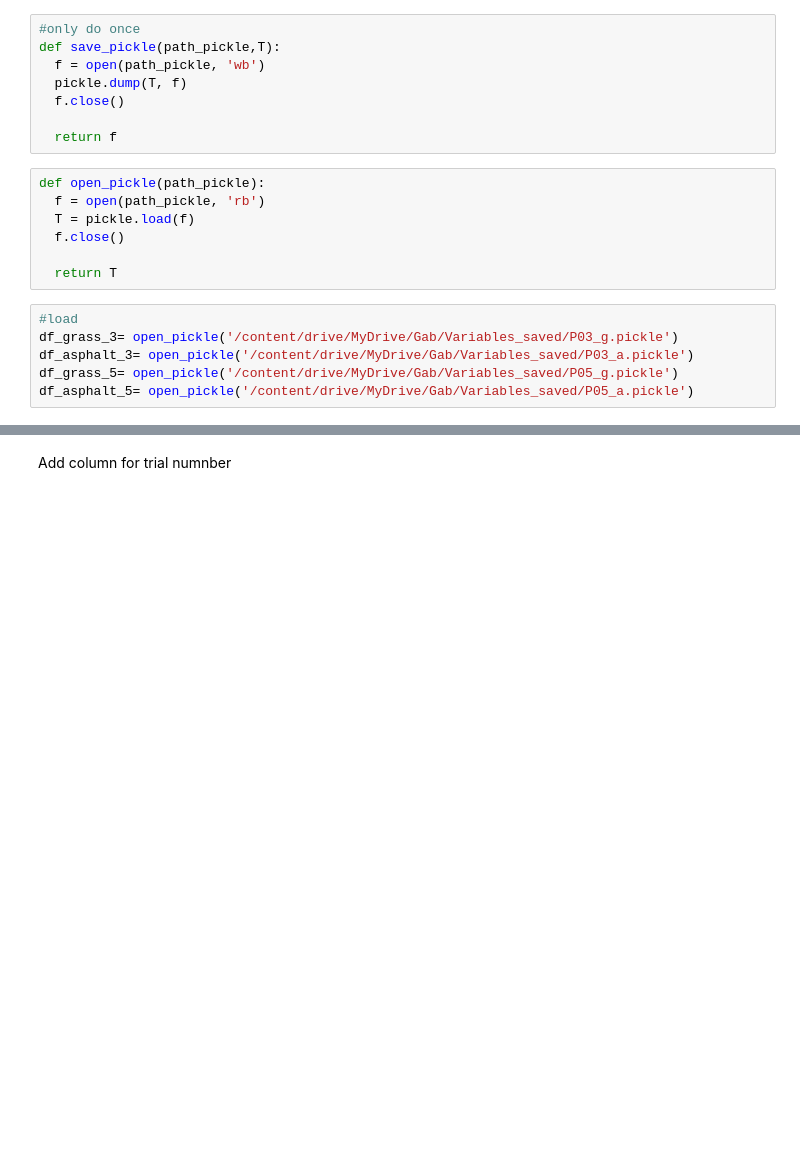
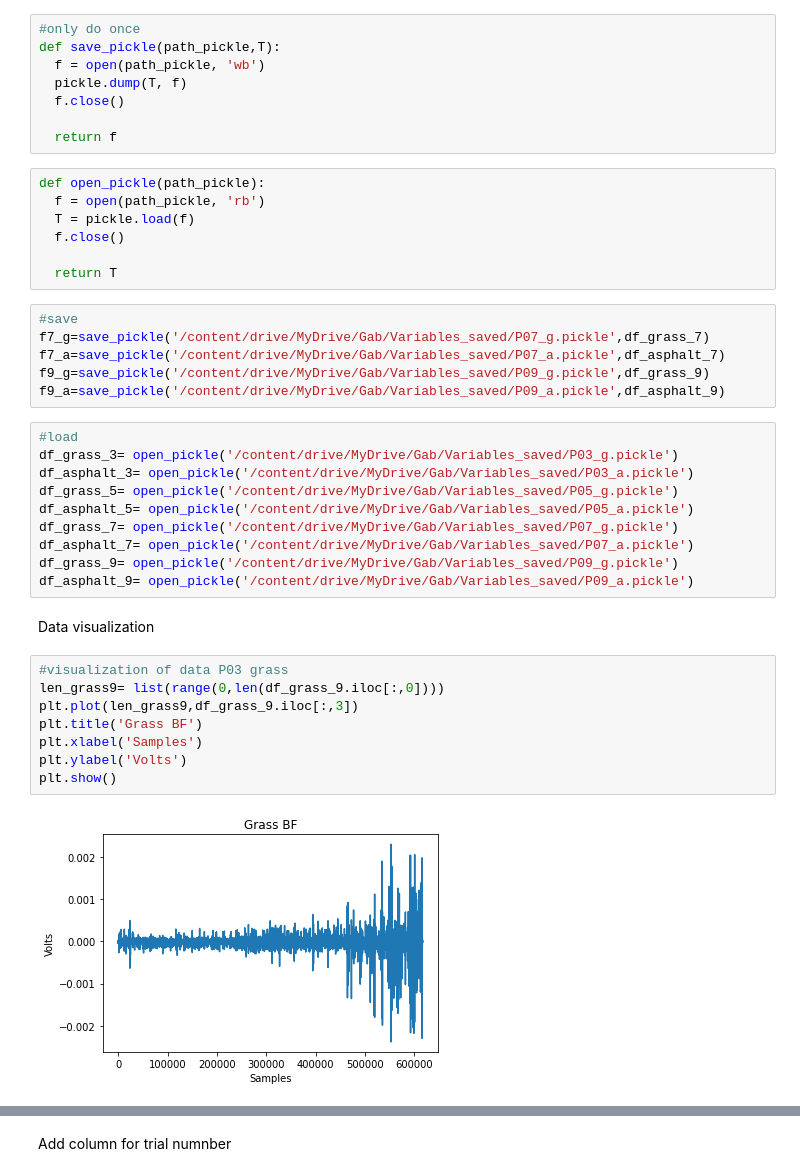
Before and after one commit to Gab2697/Human-Activity-Recognition, a Jupyter notebook: Baseline_CNN.ipynb, the cells around one changed output, grey strips where cells are left out. Cells and saved outputs as stored; diff of their text form; blank space fills up the shorter version.

```diff
--- a/Baseline_CNN.ipynb
+++ b/Baseline_CNN.ipynb
@@ -106,9 +106,31 @@ def open_pickle(path_pickle):
   f.close()
 
   return T
+# %%
+#save
+f7_g=save_pickle('/content/drive/MyDrive/Gab/Variables_saved/P07_g.pickle',df_grass_7)
+f7_a=save_pickle('/content/drive/MyDrive/Gab/Variables_saved/P07_a.pickle',df_asphalt_7)
+f9_g=save_pickle('/content/drive/MyDrive/Gab/Variables_saved/P09_g.pickle',df_grass_9)
+f9_a=save_pickle('/content/drive/MyDrive/Gab/Variables_saved/P09_a.pickle',df_asphalt_9)
 # %%
 #load
 df_grass_3= open_pickle('/content/drive/MyDrive/Gab/Variables_saved/P03_g.pickle')
 df_asphalt_3= open_pickle('/content/drive/MyDrive/Gab/Variables_saved/P03_a.pickle')
 df_grass_5= open_pickle('/content/drive/MyDrive/Gab/Variables_saved/P05_g.pickle')
 df_asphalt_5= open_pickle('/content/drive/MyDrive/Gab/Variables_saved/P05_a.pickle')
+df_grass_7= open_pickle('/content/drive/MyDrive/Gab/Variables_saved/P07_g.pickle')
+df_asphalt_7= open_pickle('/content/drive/MyDrive/Gab/Variables_saved/P07_a.pickle')
+df_grass_9= open_pickle('/content/drive/MyDrive/Gab/Variables_saved/P09_g.pickle')
+df_asphalt_9= open_pickle('/content/drive/MyDrive/Gab/Variables_saved/P09_a.pickle')
+# %% [markdown]
+Data visualization
+# %%
+#visualization of data P03 grass
+len_grass9= list(range(0,len(df_grass_9.iloc[:,0])))
+plt.plot(len_grass9,df_grass_9.iloc[:,3])
+plt.title('Grass BF')
+plt.xlabel('Samples')
+plt.ylabel('Volts')
+plt.show()
+# %% [output]
+[figure, added]
```
Also changed, not shown: parts of 12 cells of this notebook.
